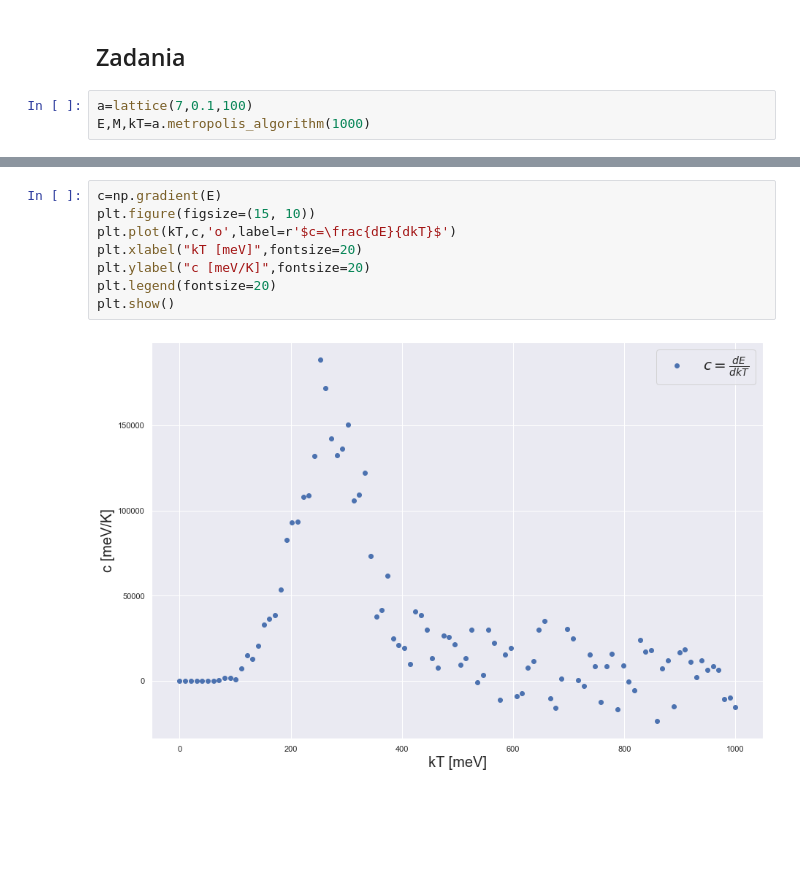
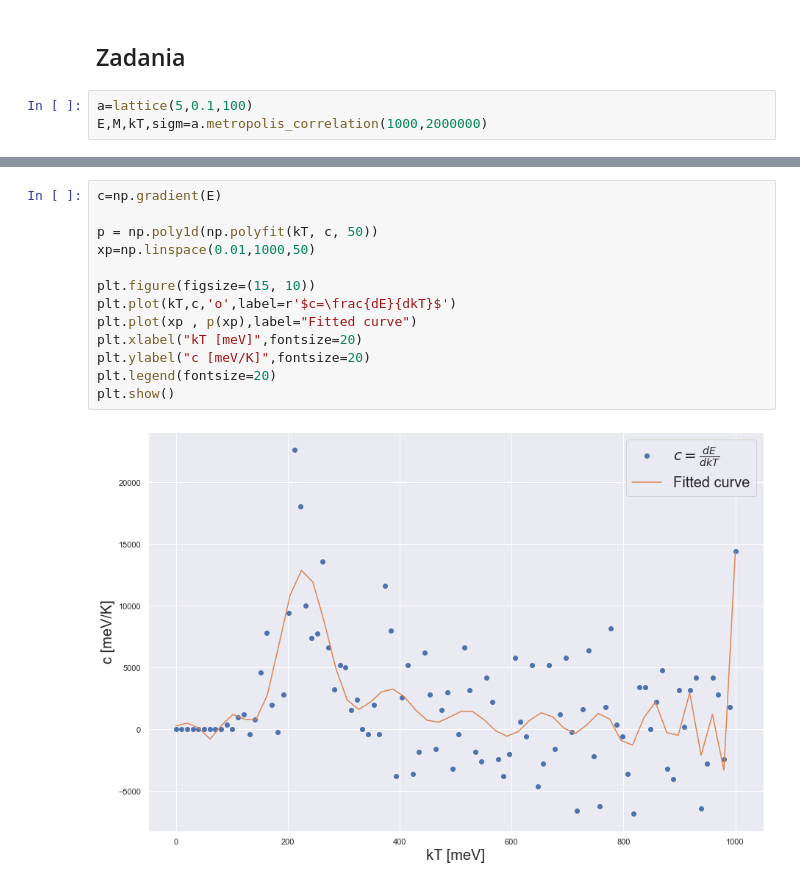
Before and after one commit to Krzysztof-Tondera-WFiIS/Studia, a Jupyter notebook: Proj4/proj4.ipynb, the cells around one changed output, grey strips where cells are left out. Drawn from its saved outputs; the diff is of its cells as text; blank space fills up the shorter version.

```diff
--- a/Proj4/proj4.ipynb
+++ b/Proj4/proj4.ipynb
@@ -79,6 +120,6 @@ class lattice:
 # %% [markdown]
 ## Zadania
 # %%
-a=lattice(7,0.1,100)
-E,M,kT=a.metropolis_algorithm(1000)
+a=lattice(5,0.1,100)
+E,M,kT,sigm=a.metropolis_correlation(1000,2000000)
 # %% [output]
@@ -105,10 +146,15 @@ plt.show()
 # %%
 c=np.gradient(E)
+
+p = np.poly1d(np.polyfit(kT, c, 50))
+xp=np.linspace(0.01,1000,50)
+
 plt.figure(figsize=(15, 10))
 plt.plot(kT,c,'o',label=r'$c=\frac{dE}{dkT}$')
+plt.plot(xp , p(xp),label="Fitted curve")
 plt.xlabel("kT [meV]",fontsize=20)
 plt.ylabel("c [meV/K]",fontsize=20)
 plt.legend(fontsize=20)
 plt.show()
 # %% [output]
-[figure, old version]
+[figure, new version]
```
Also changed, not shown: parts of 8 cells of this notebook, 1 other file.
